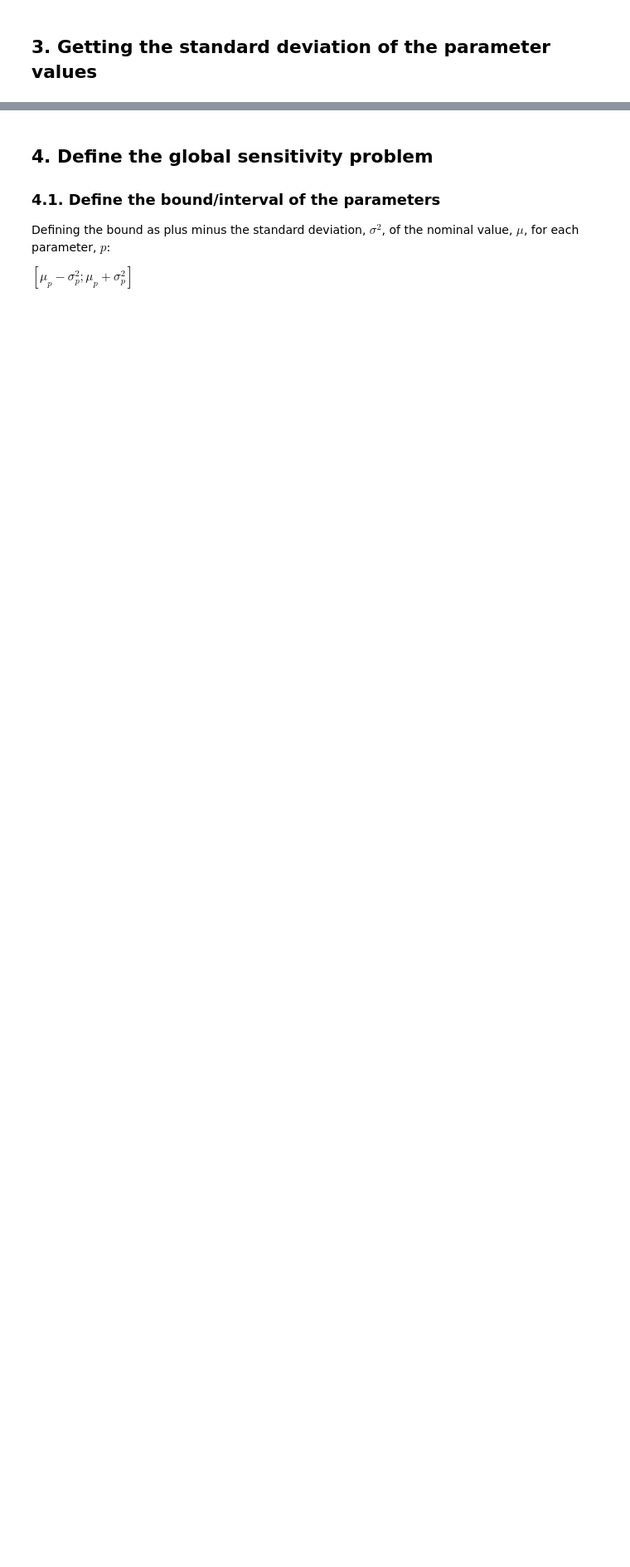
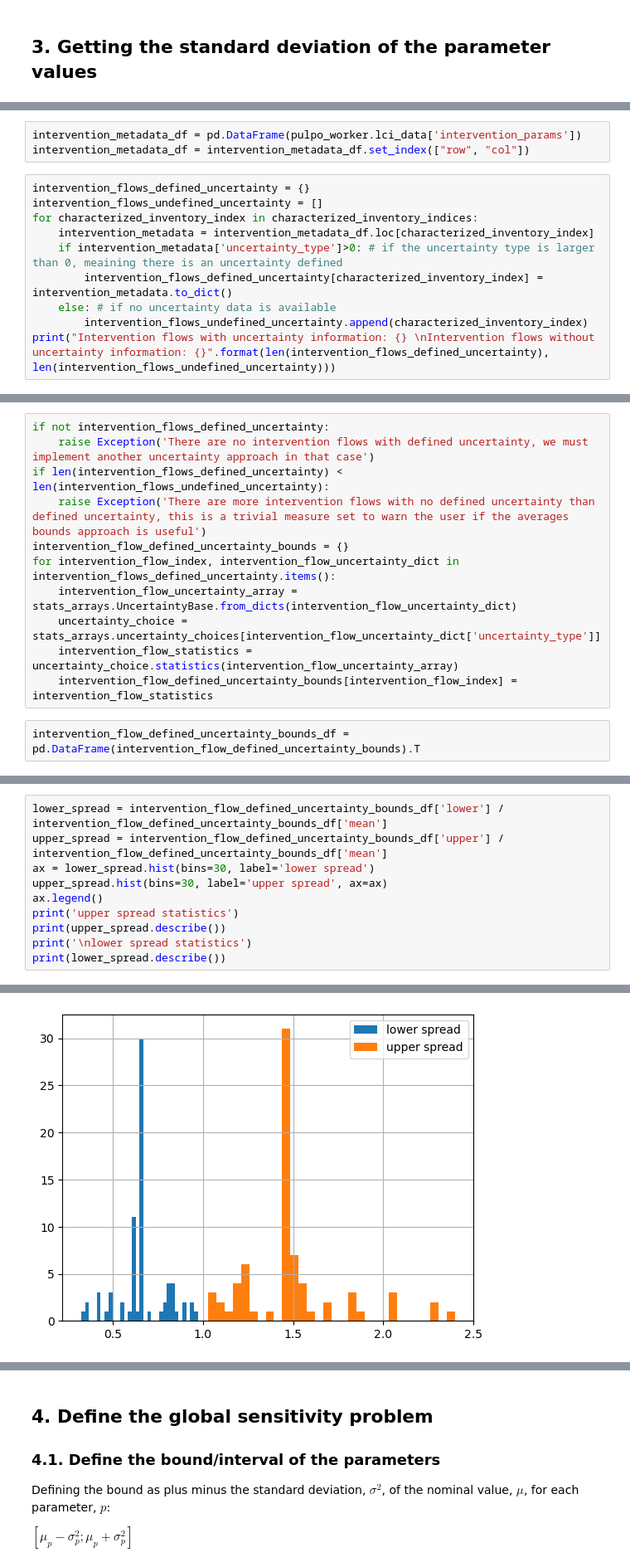
Before and after one commit to flechtenberg/pulpo, a Jupyter notebook: develop_tests/sensitivity_analysis.ipynb, the cells around one changed output, grey strips where cells are left out. Shown at 83% size. Cells and saved outputs as stored; diff of their text form; blank space fills up the shorter version.

```diff
--- a/develop_tests/sensitivity_analysis.ipynb
+++ b/develop_tests/sensitivity_analysis.ipynb
@@ -327,0 +396,13 @@ multi_characterization_matrix_df_stacked_reduced = multi_characterization_matrix
+# %%
+intervention_metadata_df = pd.DataFrame(pulpo_worker.lci_data['intervention_params'])
+intervention_metadata_df = intervention_metadata_df.set_index(["row", "col"])
+# %%
+intervention_flows_defined_uncertainty = {}
+intervention_flows_undefined_uncertainty = []
+for characterized_inventory_index in characterized_inventory_indices:
+    intervention_metadata = intervention_metadata_df.loc[characterized_inventory_index]
+    if intervention_metadata['uncertainty_type']>0: # if the uncertainty type is larger than 0, meaining there is an uncertainty defined
+        intervention_flows_defined_uncertainty[characterized_inventory_index] = intervention_metadata.to_dict()
+    else: # if no uncertainty data is available
+        intervention_flows_undefined_uncertainty.append(characterized_inventory_index)
+print("Intervention flows with uncertainty information: {} \nIntervention flows without uncertainty information: {}".format(len(intervention_flows_defined_uncertainty), len(intervention_flows_undefined_uncertainty)))
@@ -343,0 +439,13 @@ sigma_intervention_matrix = intervention_matrix_df_stacked_reduced.mul(uncertain
+# %%
+if not intervention_flows_defined_uncertainty:
+    raise Exception('There are no intervention flows with defined uncertainty, we must implement another uncertainty approach in that case')
+if len(intervention_flows_defined_uncertainty) < len(intervention_flows_undefined_uncertainty):
+    raise Exception('There are more intervention flows with no defined uncertainty than defined uncertainty, this is a trivial measure set to warn the user if the averages bounds approach is useful')
+intervention_flow_defined_uncertainty_bounds = {}
+for intervention_flow_index, intervention_flow_uncertainty_dict in intervention_flows_defined_uncertainty.items():
+    intervention_flow_uncertainty_array = stats_arrays.UncertaintyBase.from_dicts(intervention_flow_uncertainty_dict)
+    uncertainty_choice = stats_arrays.uncertainty_choices[intervention_flow_uncertainty_dict['uncertainty_type']]
+    intervention_flow_statistics = uncertainty_choice.statistics(intervention_flow_uncertainty_array)
+    intervention_flow_defined_uncertainty_bounds[intervention_flow_index] = intervention_flow_statistics
+# %%
+intervention_flow_defined_uncertainty_bounds_df = pd.DataFrame(intervention_flow_defined_uncertainty_bounds).T
@@ -343,0 +459,11 @@ sigma_intervention_matrix = intervention_matrix_df_stacked_reduced.mul(uncertain
+# %%
+lower_spread = intervention_flow_defined_uncertainty_bounds_df['lower'] / intervention_flow_defined_uncertainty_bounds_df['mean']
+upper_spread = intervention_flow_defined_uncertainty_bounds_df['upper'] / intervention_flow_defined_uncertainty_bounds_df['mean']
+ax = lower_spread.hist(bins=30, label='lower spread')
+upper_spread.hist(bins=30, label='upper spread', ax=ax)
+ax.legend()
+print('upper spread statistics')
+print(upper_spread.describe())
+print('\nlower spread statistics')
+print(lower_spread.describe())
+# %% [output]
@@ -343,0 +487 @@ sigma_intervention_matrix = intervention_matrix_df_stacked_reduced.mul(uncertain
+[figure, added]
```
Also changed, not shown: parts of 146 cells of this notebook, 1 other file.
